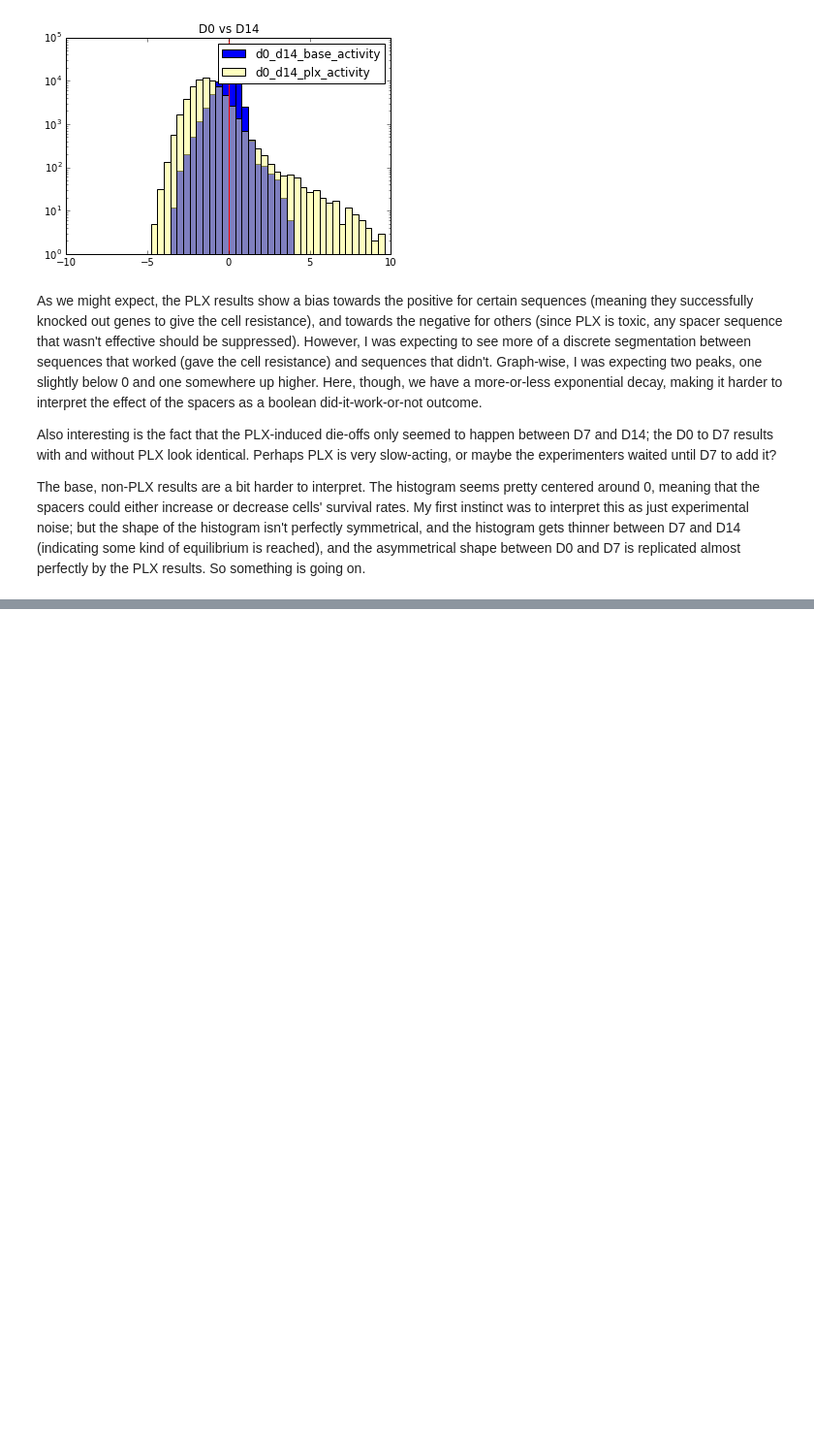
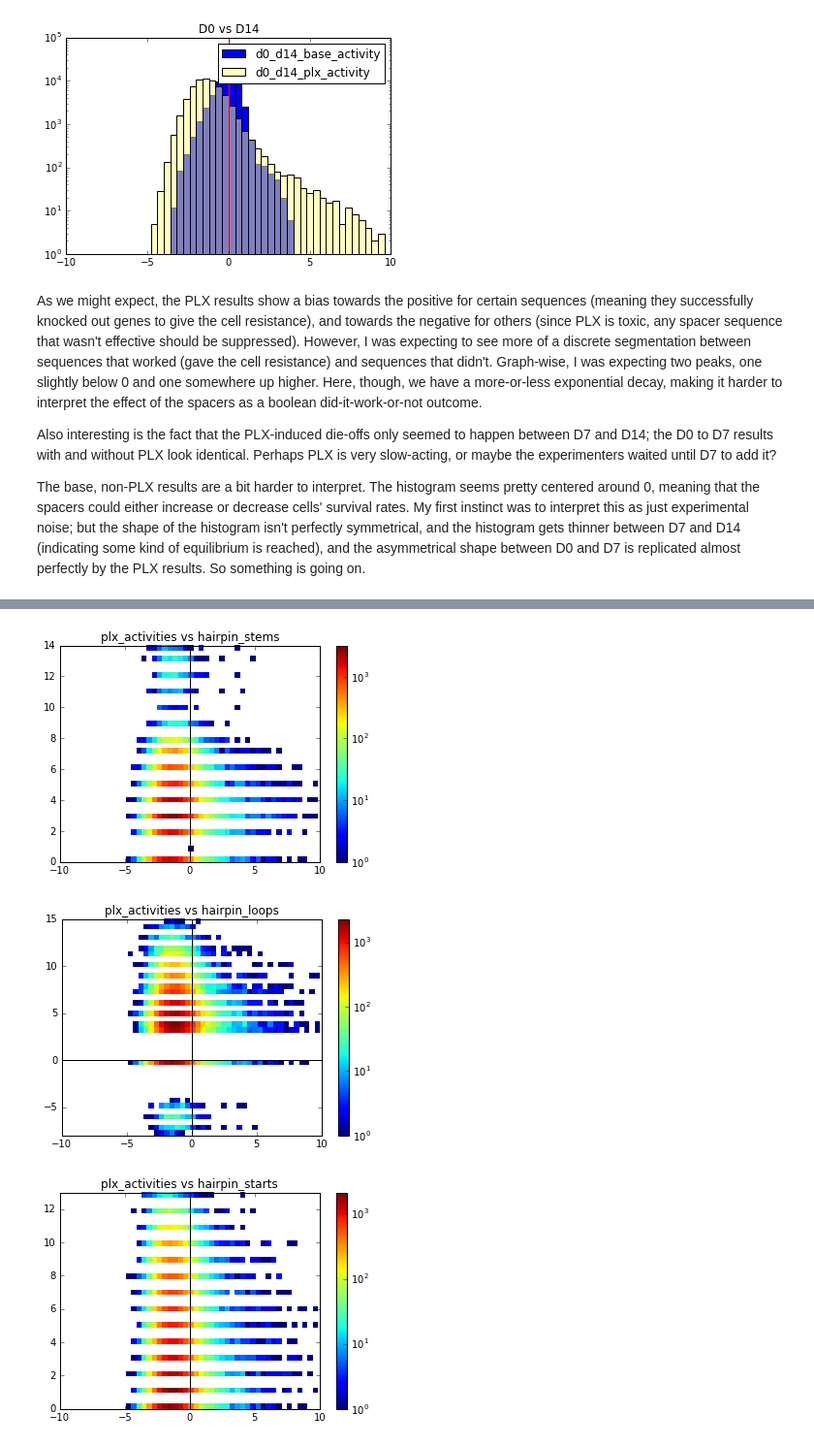
Before and after one commit to asross/guide-cluster, a Jupyter notebook: presentation.ipynb, the cells around one changed output, grey strips where cells are left out. Shown: that part at 97% size. Drawn from its saved outputs; the diff is of its cells as text; code cells hidden in the pictures; blank space fills up the shorter version.

```diff
--- a/presentation.ipynb
+++ b/presentation.ipynb
@@ -83,0 +89,11 @@ Don't seem to matter very much. The quantities seem to be normally distributed a
+# %%
+activity_2dhist('plx_activities', 'hairpin_stems')
+plt.show()
+activity_2dhist('plx_activities', 'hairpin_loops')
+plt.show()
+activity_2dhist('plx_activities', 'hairpin_starts')
+plt.show()
+# %% [output]
+[figure, added]
+[figure, added]
+[figure, added]
```
Also changed, not shown: parts of 12 cells of this notebook, 6 other files.
